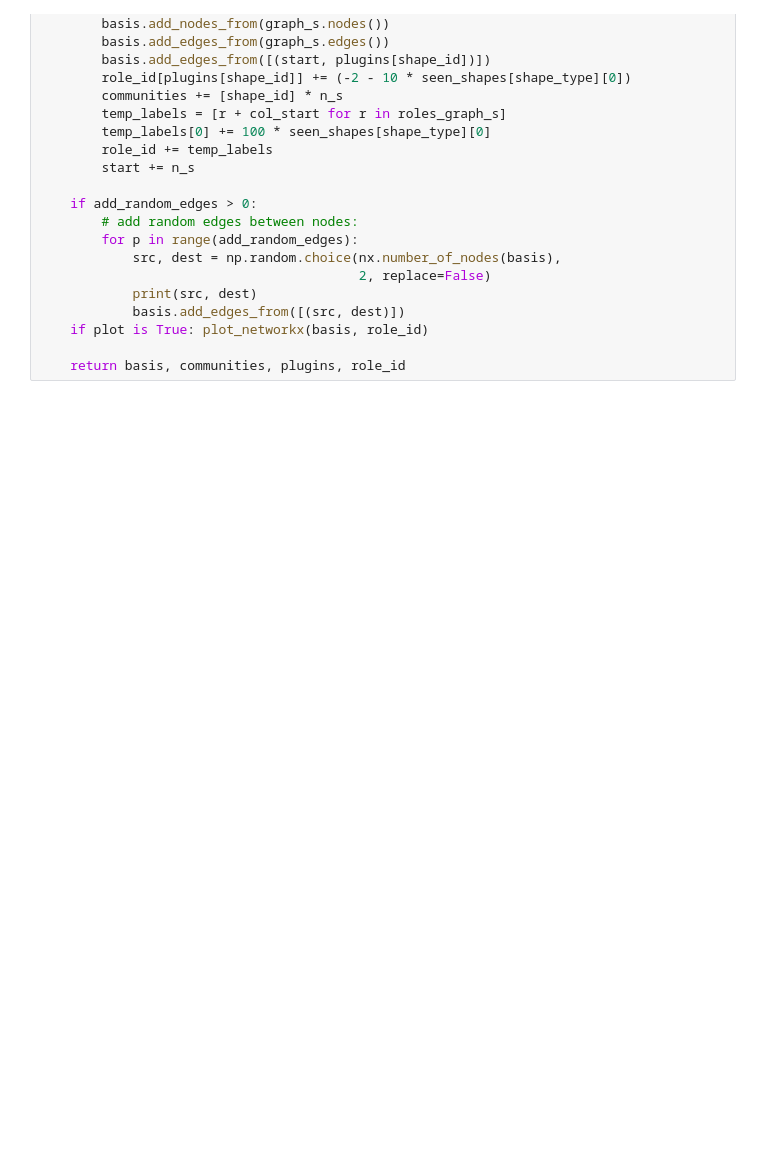
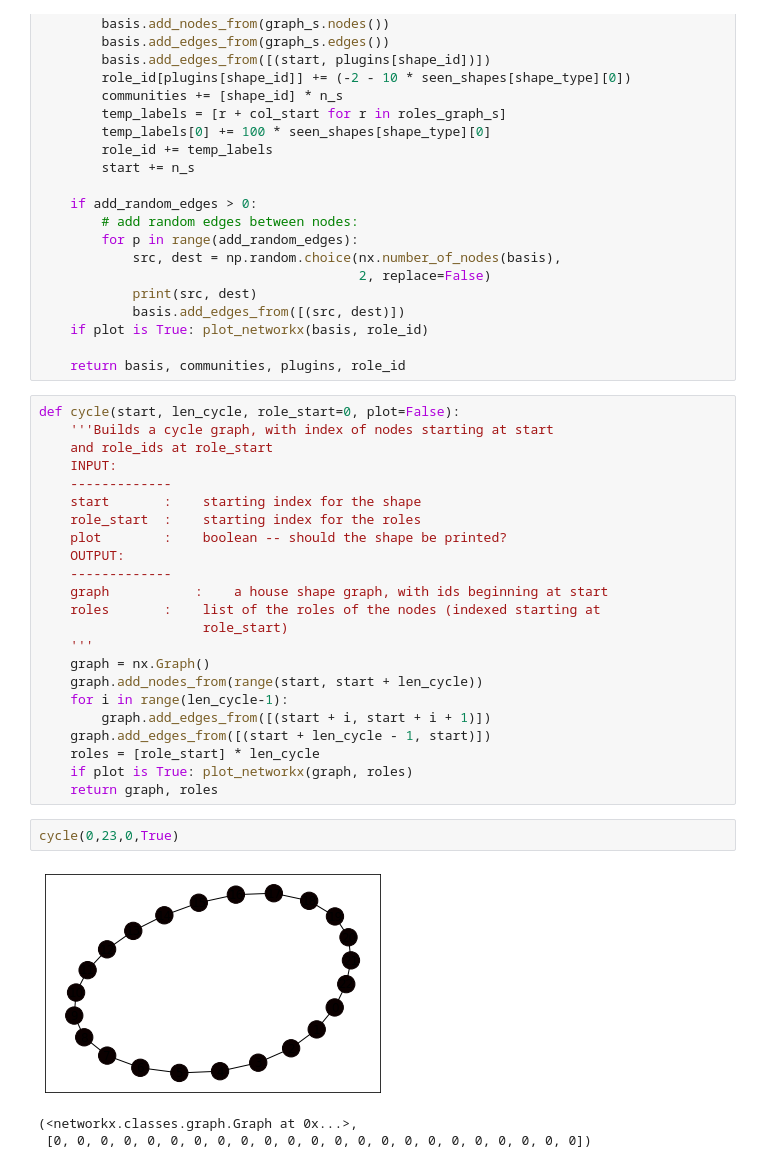
Before and after one commit to x-Tobix/Grafy-i-sieci, a Jupyter notebook: Testing GraphWave.ipynb, the cells around one changed output. Saved outputs shown, nothing was run; the diff lists cells and outputs as text; blank space fills up the shorter version.

```diff
--- a/Testing GraphWave.ipynb
+++ b/Testing GraphWave.ipynb
@@ -101,3 +99,32 @@ def build_structure(width_basis, basis_type, list_shapes, start=0,
     if plot is True: plot_networkx(basis, role_id)
 
     return basis, communities, plugins, role_id
+# %%
+def cycle(start, len_cycle, role_start=0, plot=False):
+    '''Builds a cycle graph, with index of nodes starting at start
+    and role_ids at role_start
+    INPUT:
+    -------------
+    start       :    starting index for the shape
+    role_start  :    starting index for the roles
+    plot        :    boolean -- should the shape be printed?
+    OUTPUT:
+    -------------
+    graph           :    a house shape graph, with ids beginning at start
+    roles       :    list of the roles of the nodes (indexed starting at
+                     role_start)
+    '''
+    graph = nx.Graph()
+    graph.add_nodes_from(range(start, start + len_cycle))
+    for i in range(len_cycle-1):
+        graph.add_edges_from([(start + i, start + i + 1)])
+    graph.add_edges_from([(start + len_cycle - 1, start)])
+    roles = [role_start] * len_cycle
+    if plot is True: plot_networkx(graph, roles)
+    return graph, roles
+# %%
+cycle(0,23,0,True)
+# %% [output]
+[figure, added]
+(<networkx.classes.graph.Graph at 0x...>,
+ [0, 0, 0, 0, 0, 0, 0, 0, 0, 0, 0, 0, 0, 0, 0, 0, 0, 0, 0, 0, 0, 0, 0])
```
Also changed, not shown: parts of 22 cells of this notebook.
